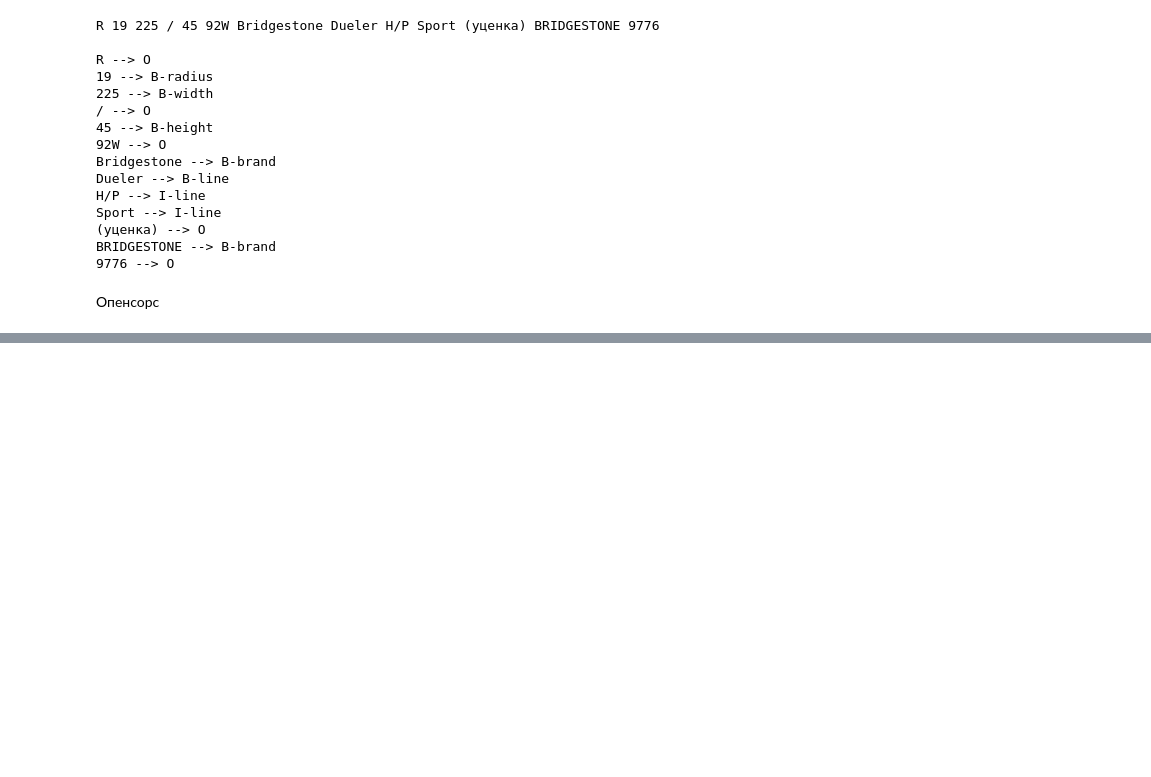
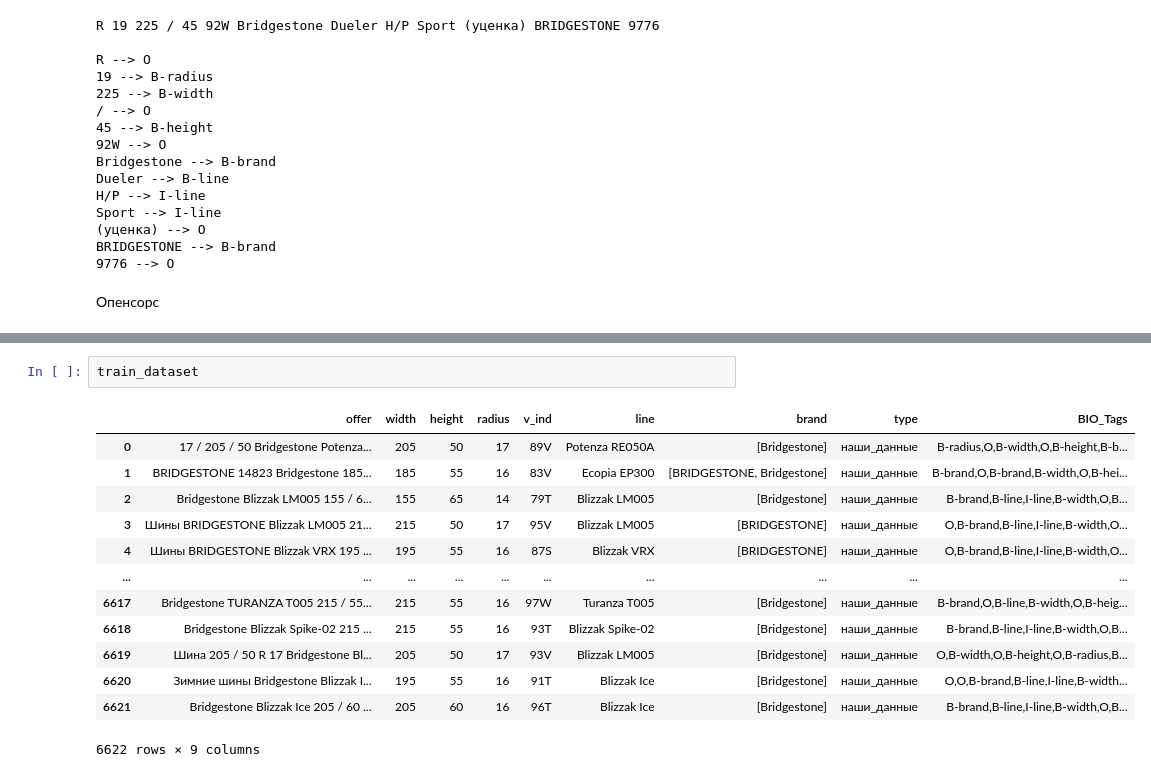
Before and after one commit to IgorSondors/BERT_NER, a Jupyter notebook: dataset.ipynb, the cells around one changed output, grey strips where cells are left out. Saved outputs shown, nothing was run; the diff lists cells and outputs as text; blank space fills up the shorter version.

```diff
--- a/dataset.ipynb
+++ b/dataset.ipynb
@@ -200,0 +225,16 @@ K --> O
+# %%
+train_dataset
+# %% [output]
+|  | offer | width | height | radius | v_ind | line | brand | type | BIO_Tags |
+| 0 | 17 / 205 / 50 Bridgestone Potenza... | 205 | 50 | 17 | 89V | Potenza RE050A | [Bridgestone] | наши_данные | B-radius,O,B-width,O,B-height,B-b... |
+| 1 | BRIDGESTONE 14823 Bridgestone 185... | 185 | 55 | 16 | 83V | Ecopia EP300 | [BRIDGESTONE, Bridgestone] | наши_данные | B-brand,O,B-brand,B-width,O,B-hei... |
+| 2 | Bridgestone Blizzak LM005 155 / 6... | 155 | 65 | 14 | 79T | Blizzak LM005 | [Bridgestone] | наши_данные | B-brand,B-line,I-line,B-width,O,B... |
+| 3 | Шины BRIDGESTONE Blizzak LM005 21... | 215 | 50 | 17 | 95V | Blizzak LM005 | [BRIDGESTONE] | наши_данные | O,B-brand,B-line,I-line,B-width,O... |
+| 4 | Шины BRIDGESTONE Blizzak VRX 195 ... | 195 | 55 | 16 | 87S | Blizzak VRX | [BRIDGESTONE] | наши_данные | O,B-brand,B-line,I-line,B-width,O... |
+| ... | ... | ... | ... | ... | ... | ... | ... | ... | ... |
+| 6617 | Bridgestone TURANZA T005 215 / 55... | 215 | 55 | 16 | 97W | Turanza T005 | [Bridgestone] | наши_данные | B-brand,O,B-line,B-width,O,B-heig... |
+| 6618 | Bridgestone Blizzak Spike-02 215 ... | 215 | 55 | 16 | 93T | Blizzak Spike-02 | [Bridgestone] | наши_данные | B-brand,B-line,I-line,B-width,O,B... |
+| 6619 | Шина 205 / 50 R 17 Bridgestone Bl... | 205 | 50 | 17 | 93V | Blizzak LM005 | [Bridgestone] | наши_данные | O,B-width,O,B-height,O,B-radius,B... |
+| 6620 | Зимние шины Bridgestone Blizzak I... | 195 | 55 | 16 | 91T | Blizzak Ice | [Bridgestone] | наши_данные | O,O,B-brand,B-line,I-line,B-width... |
+| 6621 | Bridgestone Blizzak Ice 205 / 60 ... | 205 | 60 | 16 | 96T | Blizzak Ice | [Bridgestone] | наши_данные | B-brand,B-line,I-line,B-width,O,B... |
+6622 rows × 9 columns
```
Also changed, not shown: parts of 11 cells of this notebook, 1 other file.
